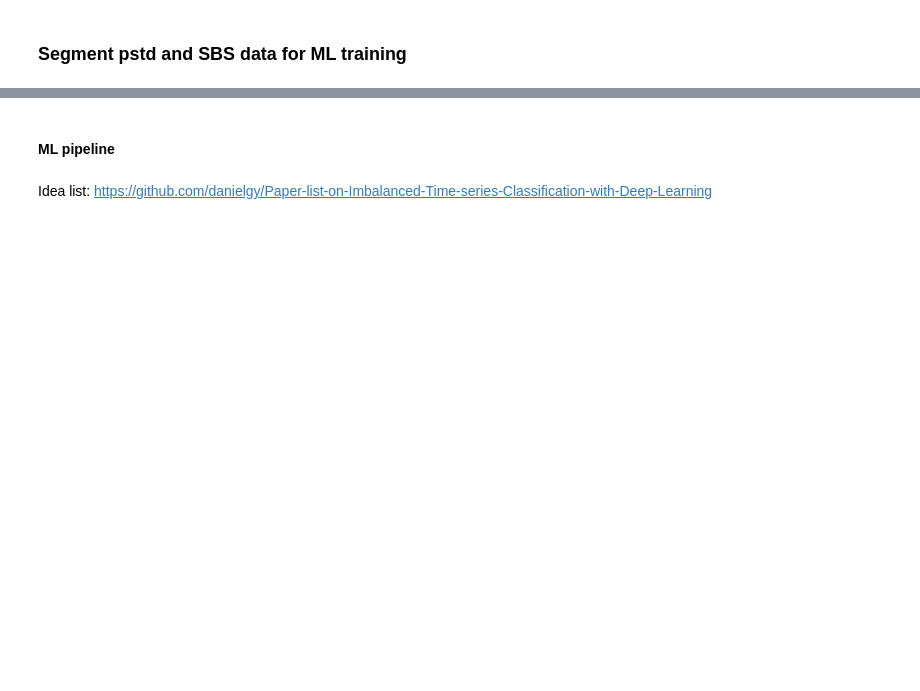
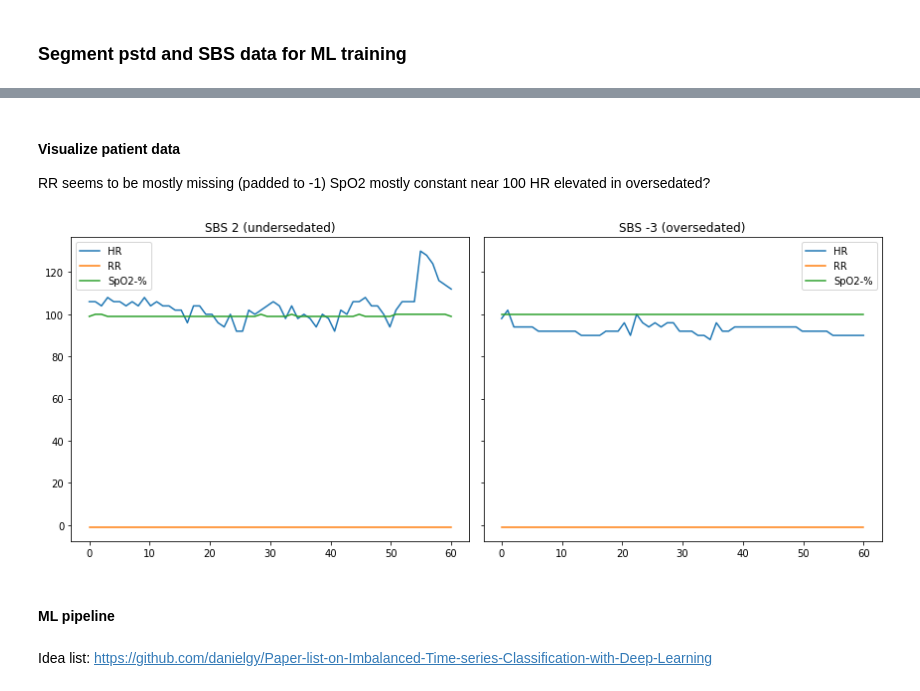
Before and after one commit to fyng/PedAccel, a Jupyter notebook: JHU SAFE/ML_optimization.ipynb, the cells around one changed output, grey strips where cells are left out. Drawn from its saved outputs; the diff is of its cells as text; code cells hidden in the pictures; blank space fills up the shorter version.

Commit message:
add patient visualization

```diff
--- a/JHU SAFE/ML_optimization.ipynb
+++ b/JHU SAFE/ML_optimization.ipynb
@@ -205,3 +189,40 @@ np.save('./DONOTPUSH/ids_60min.npy',ids)
+# %% [markdown]
+#### Visualize patient data
+
+RR seems to be mostly missing (padded to -1)
+SpO2 mostly constant near 100
+HR elevated in oversedated?
+# %%
+(undersed,) = np.where(y == 5)
+(oversed,) = np.where(y == 1)
+# %%
+# visualize one
+t = np.linspace(0, 60, 60)
+
+fig, axs = plt.subplots(1, 2, sharey=True, figsize=(12, 5))
+
+p = undersed[4]
+dat = X[p, :, :]
+ax1 = axs[0]
+ax1.plot(t, dat[0], label='HR')
+ax1.plot(t, dat[1], label='RR')
+ax1.plot(t, dat[2], label='SpO2-%')
+ax1.set_title('SBS 2 (undersedated)')
+ax1.legend()
+
+p = oversed[2]
+dat = X[p, :, :]
+ax2 = axs[1]
+ax2.plot(t, dat[0], label='HR')
+ax2.plot(t, dat[1], label='RR')
+ax2.plot(t, dat[2], label='SpO2-%')
+ax2.set_title('SBS -3 (oversedated)')
+ax2.legend()
+
+plt.tight_layout()
+plt.show()
+# %% [output]
+[figure, added]
 # %% [markdown]
 #### ML pipeline
 # %% [markdown]
```
Also changed, not shown: parts of 9 cells of this notebook.
